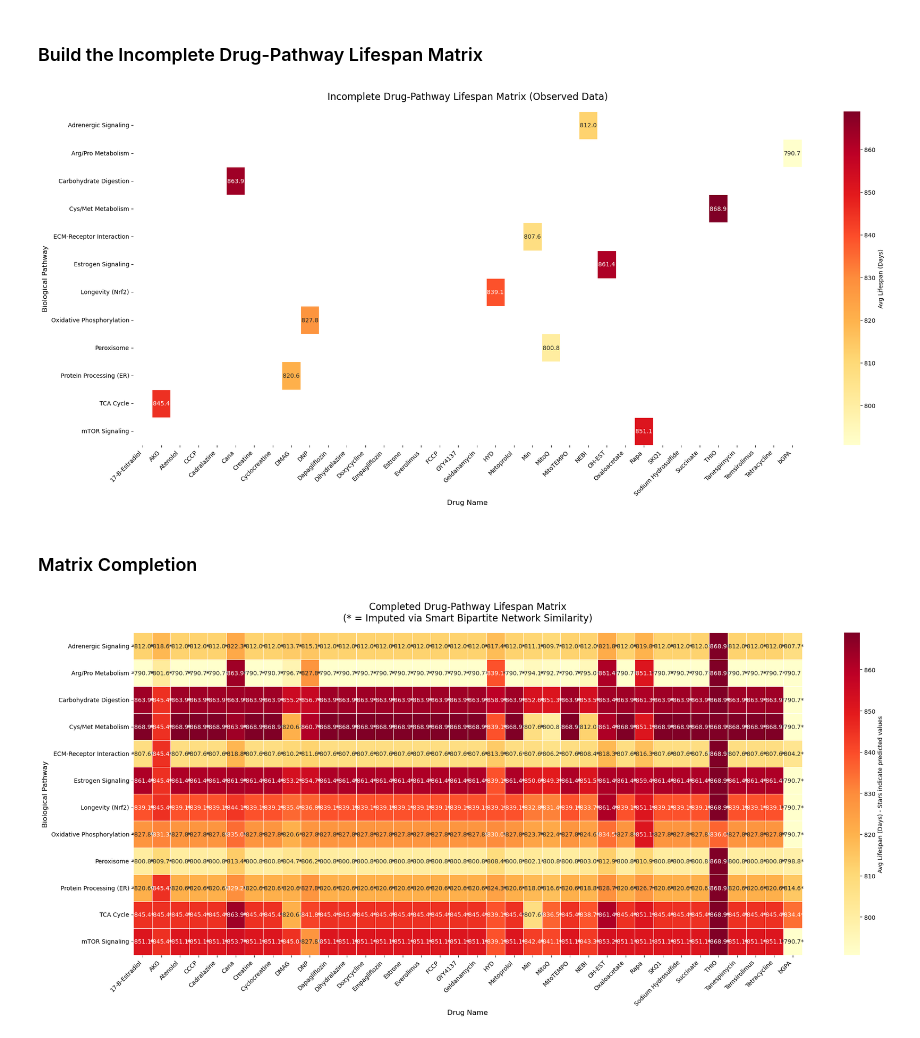
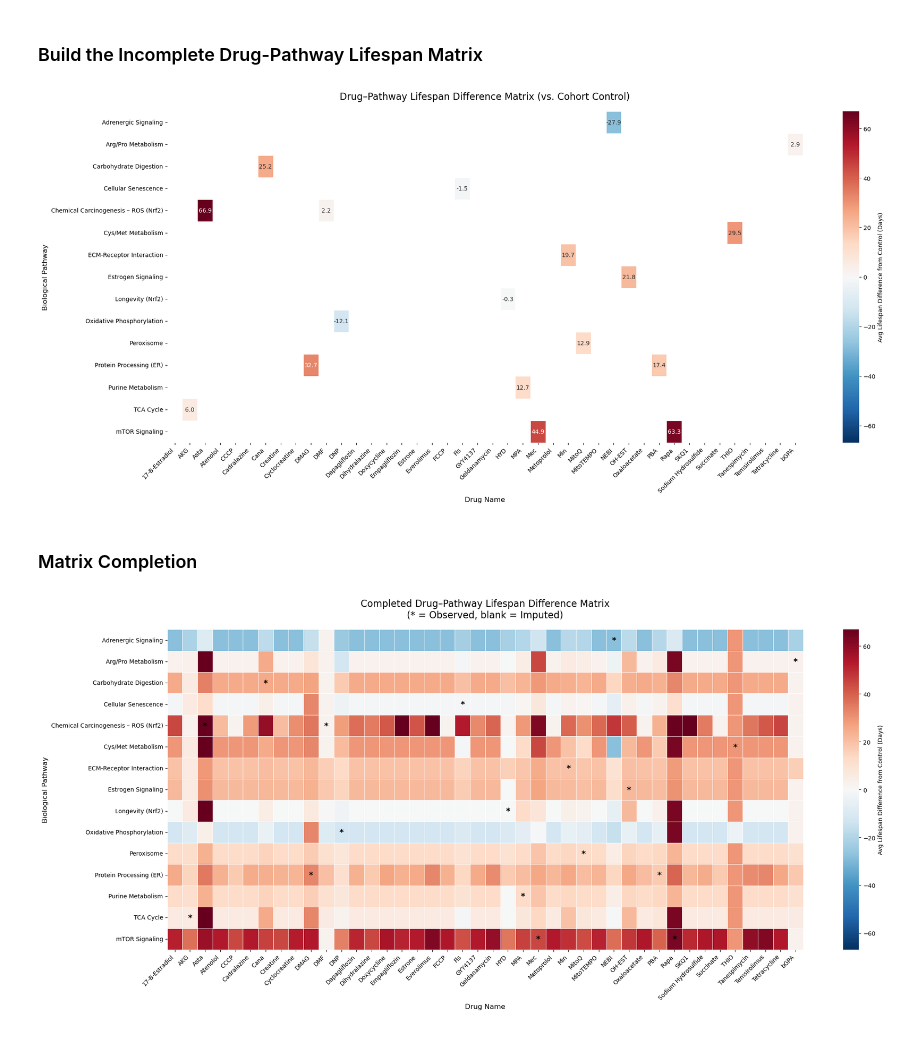
Before and after one commit to MorgenHenry/LifespanML, a Jupyter notebook: ITP_Matrix_Completion.ipynb, the cells around one changed output. Saved outputs shown, nothing was run; the diff lists cells and outputs as text; code cells hidden in the pictures.

```diff
--- a/ITP_Matrix_Completion.ipynb
+++ b/ITP_Matrix_Completion.ipynb
@@ -139,7 +199,7 @@ plt.show()
 # %%
 # Map your drugs to actual KEGG Mouse (mmu) Pathway IDs
 kegg_map = {
-    'Cana': 'path:mmu04973', 'Dapagliflozin': 'path:mmu04973', 'Empagliflozin': 'path:mmu04973',
+    'Cana': 'path:mmu04973', 'Dapagliflozin': 'path:mmu04973', 'Empagliflozin': 'path:mmu04973', #  mmu04964 (Proximal tubule bicarbonate reclamation)
     'AKG': 'path:mmu00020', 'Oxaloacetate': 'path:mmu00020', 'Succinate': 'path:mmu00020',
     'THIO': 'path:mmu00270', 'GYY4137': 'path:mmu00270', 'Sodium Hydrosulfide': 'path:mmu00270',
     'DNP': 'path:mmu00190', 'FCCP': 'path:mmu00190', 'CCCP': 'path:mmu00190',
@@ -147,10 +207,12 @@ kegg_map = {
     'HYD': 'path:mmu04211', 'Dihydralazine': 'path:mmu04211', 'Cadralazine': 'path:mmu04211',
     'OH-EST': 'path:mmu04915', '17-B-Estradiol': 'path:mmu04915', 'Estrone': 'path:mmu04915',
     'DMAG': 'path:mmu04141', 'Geldanamycin': 'path:mmu04141', 'Tanespimycin': 'path:mmu04141',
-    'Min': 'path:mmu04512', 'Doxycycline': 'path:mmu04512', 'Tetracycline': 'path:mmu04512',
-    'MitoQ': 'path:mmu04146', 'MitoTEMPO': 'path:mmu04146', 'SKQ1': 'path:mmu04146',
+    'Min': 'path:mmu04512', 'Doxycycline': 'path:mmu04512', 'Tetracycline': 'path:mmu04512', # mmu03010 (Ribosome) or OxPhos (mmu00190)
+    'MitoQ': 'path:mmu04146', 'MitoTEMPO': 'path:mmu04146', 'SKQ1': 'path:mmu04146', #  mmu04216 (Ferroptosis) or mmu05208 (Chemical carcinogenesis – ROS)
     'Rapa': 'path:mmu04150', 'Everolimus': 'path:mmu04150', 'Temsirolimus': 'path:mmu04150',
-    'bGPA': 'path:mmu00330', 'Cyclocreatine': 'path:mmu00330', 'Creatine': 'path:mmu00330'
+    'bGPA': 'path:mmu00330', 'Cyclocreatine': 'path:mmu00330', 'Creatine': 'path:mmu00330',
+    'PBA': 'path:mmu04141', 'Mec': 'path:mmu04150', 'MPA': 'path:mmu00230', 'DMF': 'path:mmu05208',
+    'Asta': 'path:mmu05208', 'Fis': 'path:mmu04218'
 }
 
 # Add descriptive names to map alongside KEGG IDs for plotting
@@ -166,7 +228,10 @@ pathway_names = {
     'path:mmu04512': 'ECM-Receptor Interaction',
     'path:mmu04146': 'Peroxisome',
     'path:mmu04150': 'mTOR Signaling',
-    'path:mmu00330': 'Arg/Pro Metabolism'
+    'path:mmu00330': 'Arg/Pro Metabolism',
+    'path:mmu00230': 'Purine Metabolism',
+    'path:mmu05208': 'Chemical Carcinogenesis – ROS (Nrf2)',
+    'path:mmu04218': 'Cellular Senescence'
 }
 
 def get_kegg_genes(pathway_id):
@@ -223,56 +288,61 @@ Fetching gene lists for 12 unique KEGG pathways...
 # %% [markdown]
 ### Build the Incomplete Drug-Pathway Lifespan Matrix
 # %%
-# Build a mapping combining KEGG pathway descriptive names
-drug_to_pathway_name = {drug: pathway_names[pid] for drug, pid in kegg_map.items()}
-
-# 1. Build a skeleton so all 36 drugs are represented
+# 1. Skeleton so all drugs are represented
 skeleton = pd.DataFrame([
     {'base_drug': drug, 'Pathway': pathway}
     for drug, pathway in drug_to_pathway_name.items()
 ])
 
 # 2. Extract real data from combined_df
+#    Note: combined_df must already have 'age_diff' computed from earlier
 combined_df['base_drug'] = combined_df['group'].apply(
     lambda x: next((d for d in drug_to_pathway_name.keys() if d in str(x)), None)
 )
 combined_df['Pathway'] = combined_df['base_drug'].map(drug_to_pathway_name)
 
-# Average lifespan per drug/pathway combination
-matrix_data = combined_df.groupby(['base_drug', 'Pathway'])['age'].mean().reset_index()
+# Average DIFFERENCE-FROM-CONTROL per drug/pathway combination
+matrix_data = (
+    combined_df.dropna(subset=['base_drug'])
+    .groupby(['base_drug', 'Pathway'])['age_diff']
+    .mean()
+    .reset_index()
+)
 
-# 3. Merge real data into skeleton (Missing ones become NaN)
+# 3. Merge real data into skeleton
 matrix_data = skeleton.merge(matrix_data, on=['base_drug', 'Pathway'], how='left')
 
-# 4. Pivot the data for the heatmap
-pivot_matrix = matrix_data.pivot(index='Pathway', columns='base_drug', values='age')
+# 4. Pivot for the heatmap
+pivot_matrix = matrix_data.pivot(index='Pathway', columns='base_drug', values='age_diff')
 pivot_matrix = pivot_matrix.drop(columns='Control', errors='ignore')
-pivot_matrix = pivot_matrix.drop(index='?', errors='ignore')
-
 mask = pivot_matrix.isnull()
 
 # ==========================================
 # Visualization
 # ==========================================
+# Diverging colormap centered at 0 makes more sense for differences
+vmax = pivot_matrix.abs().max().max()
 
 plt.figure(figsize=(22, 10))
 sns.heatmap(
     pivot_matrix,
     annot=True,
     fmt=".1f",
-    cmap="YlOrRd",
+    cmap="RdBu_r",
+    center=0,
+    vmin=-vmax, vmax=vmax,
     linewidths=.5,
     mask=mask,
-    cbar_kws={'label': 'Avg Lifespan (Days)'}
+    cbar_kws={'label': 'Avg Lifespan Difference from Control (Days)'}
 )
-plt.title('Incomplete Drug-Pathway Lifespan Matrix (Observed Data)', fontsize=16, pad=20)
+plt.title('Drug–Pathway Lifespan Difference Matrix (vs. Cohort Control)', fontsize=16, pad=20)
 plt.xlabel('Drug Name', fontsize=12)
 plt.ylabel('Biological Pathway', fontsize=12)
 plt.xticks(rotation=45, ha='right')
 plt.tight_layout()
 plt.show()
 # %% [output]
-[figure, old version]
+[figure, new version]
 # %% [markdown]
 ### Matrix Completion
 # %%
@@ -364,42 +434,41 @@ def complete_matrix_smart(R, Sd, Sp, alpha=0.5, drug_sim_threshold=0.2):
     return pd.DataFrame(P_combined, index=R.index, columns=R.columns)
 
 Sp_df = Sp_df + 0.01
 completed_R_df = complete_matrix_smart(R_df, Sd_df, Sp_df, alpha=0.8, drug_sim_threshold=0.05)
 
 # ==========================================
 # Visualization
 # ==========================================
-plt.figure(figsize=(22, 10))
-
 annot_labels = []
 for i in range(len(completed_R_df.index)):
     row = []
     for j in range(len(completed_R_df.columns)):
-        val = completed_R_df.iloc[i, j]
         is_real = not np.isnan(R_df.iloc[i, j])
-        if is_real:
-            row.append(f"{val:.1f}")
-        else:
-            row.append(f"*{val:.1f}*")
+        row.append("*" if is_real else "")
     annot_labels.append(row)
 
 completed_R_plot = completed_R_df.T
 annot_plot = np.array(annot_labels).T
 
+vmax = completed_R_plot.abs().max().max()
+
+plt.figure(figsize=(22, 10))
 sns.heatmap(
     completed_R_plot,
     annot=annot_plot,
     fmt="",
-    cmap="YlOrRd",
+    cmap="RdBu_r",
+    center=0,
+    vmin=-vmax, vmax=vmax,
     linewidths=.5,
-    cbar_kws={'label': 'Avg Lifespan (Days) - Stars indicate predicted values'}
+    annot_kws={'fontsize': 14, 'fontweight': 'bold', 'color': 'black'},
+    cbar_kws={'label': 'Avg Lifespan Difference from Control (Days)'}
 )
-
-plt.title('Completed Drug-Pathway Lifespan Matrix\n(* = Imputed via Smart Bipartite Network Similarity)', fontsize=16, pad=20)
+plt.title('Completed Drug–Pathway Lifespan Difference Matrix\n(* = Observed, blank = Imputed)', fontsize=16, pad=20)
 plt.xlabel('Drug Name', fontsize=12)
 plt.ylabel('Biological Pathway', fontsize=12)
 plt.xticks(rotation=45, ha='right')
 plt.tight_layout()
 plt.show()
 # %% [output]
-[figure, old version]
+[figure, new version]
```
Also changed, not shown: parts of 4 cells of this notebook, 2 other files.
